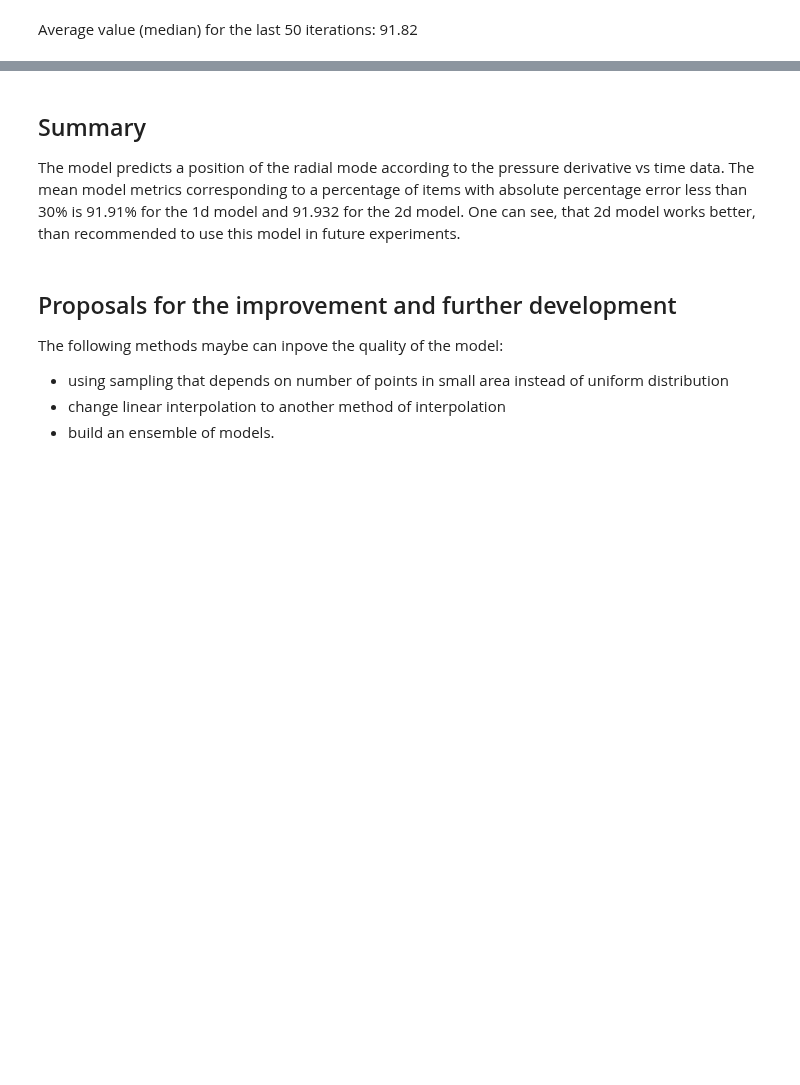
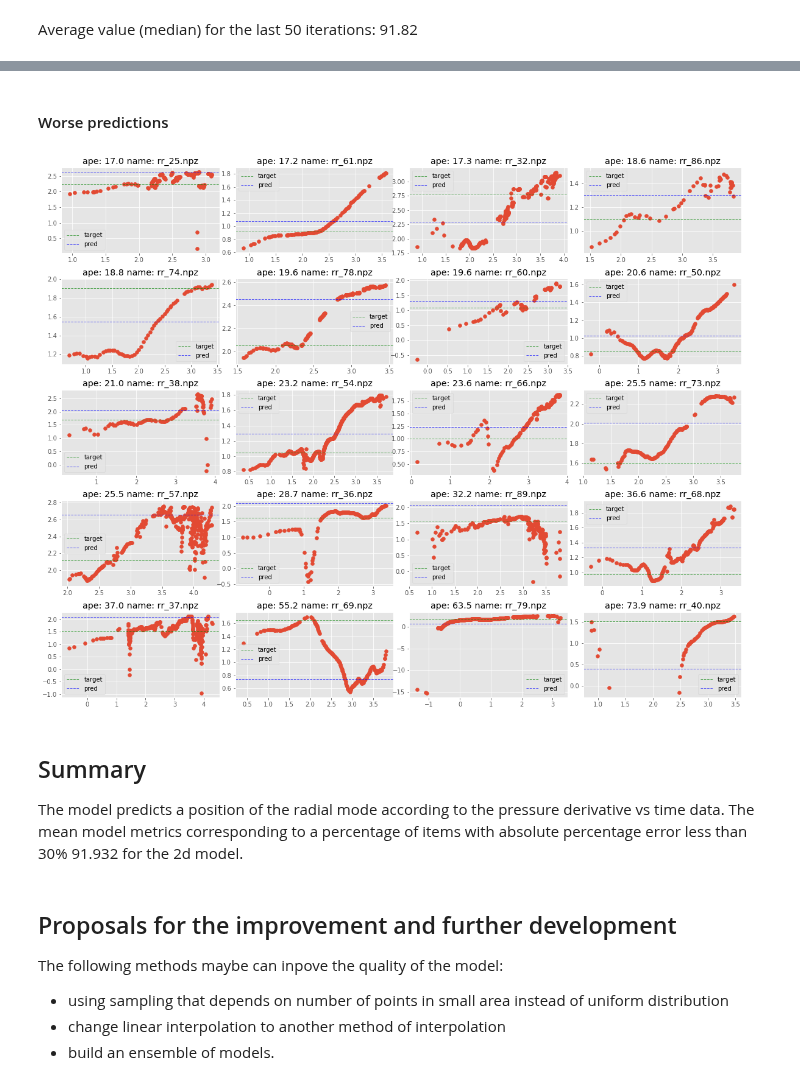
Before and after one commit to analysiscenter/radial, a Jupyter notebook: standards/model_description.ipynb, the cells around one changed output, grey strips where cells are left out. Cells and saved outputs as stored; diff of their text form; code cells hidden in the pictures; blank space fills up the shorter version.

```diff
--- a/standards/model_description.ipynb
+++ b/standards/model_description.ipynb
@@ -265,6 +197,12 @@ Average value (median) for the last 50 iterations: 91.82
+# %% [markdown]
+#### Worse predictions
+# %%
+draw_predictions(results, names[-20:], path="./data_splited/test_isol/")
+# %% [output]
+[figure, added]
 # %% [markdown]
 ## Summary
-The model predicts a position of the radial mode according to the pressure derivative vs time data. The mean model metrics corresponding to a percentage of items with absolute percentage error less than 30% is 91.91% for the 1d model and 91.932 for the 2d model. One can see, that 2d model works better, than recommended to use this model in future experiments.
+The model predicts a position of the radial mode according to the pressure derivative vs time data. The mean model metrics corresponding to a percentage of items with absolute percentage error less than 30% 91.932 for the 2d model.
 # %% [markdown]
 ## Proposals for the improvement and further development
 
```
Also changed, not shown: parts of 28 cells of this notebook, 5 other files.
